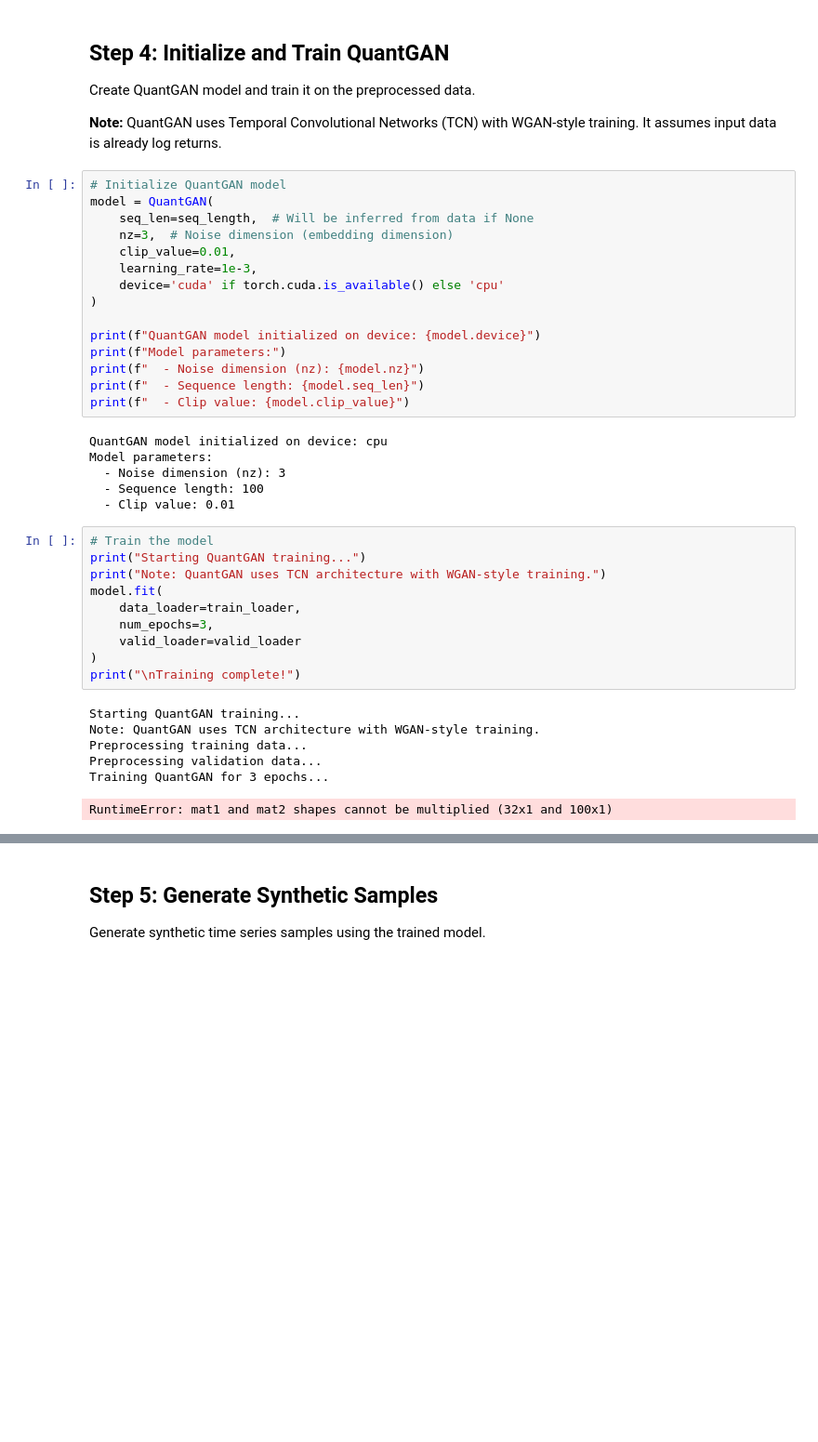
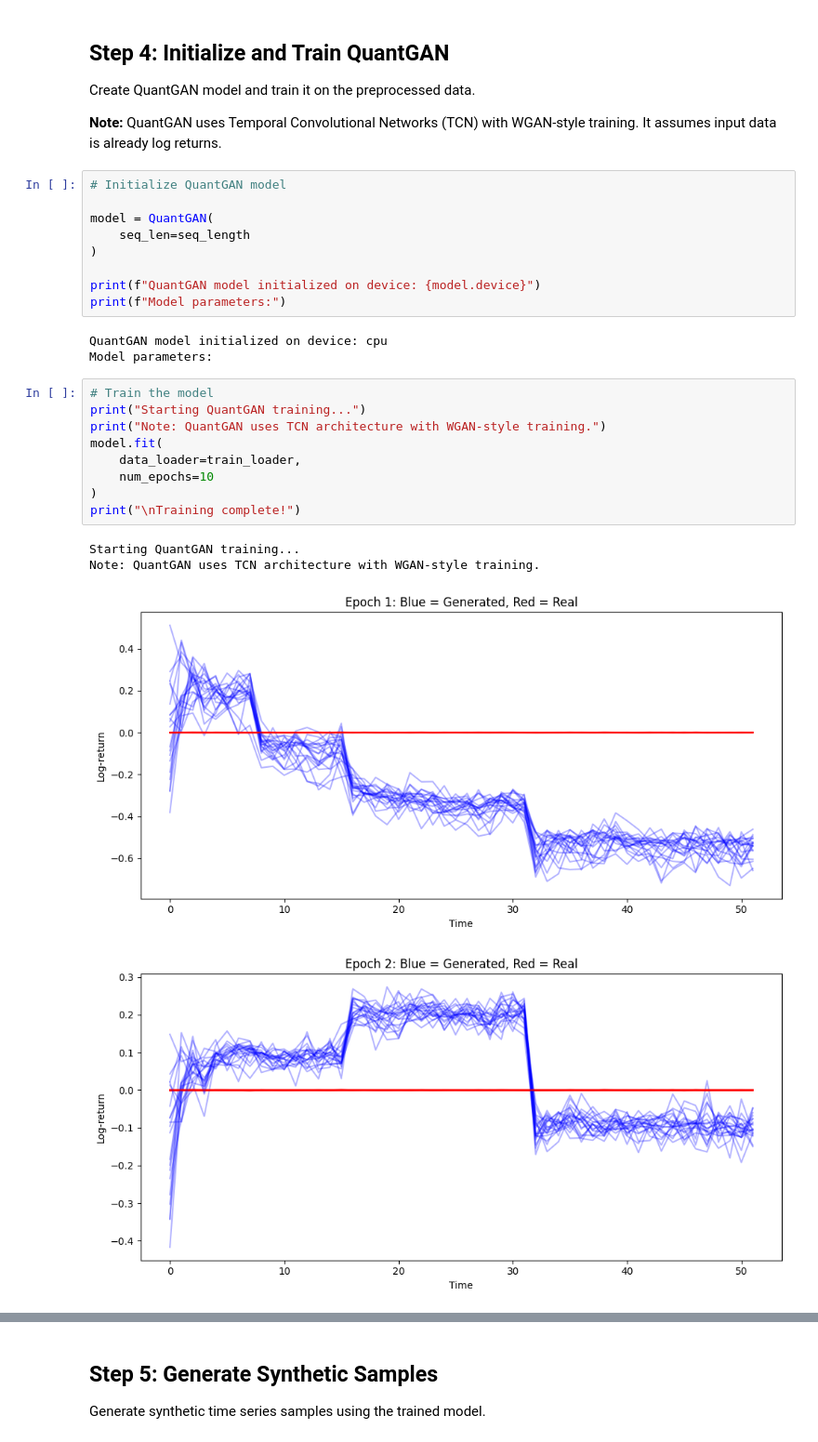
Before and after one commit to eddisonpham/StonkBench, a Jupyter notebook: notebooks/thorough_dl_validation/quantgan_test.ipynb, the cells around one changed output, grey strips where cells are left out. Shown at 93% size. Drawn from its saved outputs; the diff is of its cells as text; blank space fills up the shorter version.

```diff
--- a/notebooks/thorough_dl_validation/quantgan_test.ipynb
+++ b/notebooks/thorough_dl_validation/quantgan_test.ipynb
@@ -183,39 +112,27 @@ Create QuantGAN model and train it on the preprocessed data.
 **Note:** QuantGAN uses Temporal Convolutional Networks (TCN) with WGAN-style training. It assumes input data is already log returns.
 # %%
 # Initialize QuantGAN model
+
 model = QuantGAN(
-    seq_len=seq_length,  # Will be inferred from data if None
-    nz=3,  # Noise dimension (embedding dimension)
-    clip_value=0.01,
-    learning_rate=1e-3,
-    device='cuda' if torch.cuda.is_available() else 'cpu'
+    seq_len=seq_length
 )
 
 print(f"QuantGAN model initialized on device: {model.device}")
 print(f"Model parameters:")
-print(f"  - Noise dimension (nz): {model.nz}")
-print(f"  - Sequence length: {model.seq_len}")
-print(f"  - Clip value: {model.clip_value}")
 # %% [output]
 QuantGAN model initialized on device: cpu
 Model parameters:
-  - Noise dimension (nz): 3
-  - Sequence length: 100
-  - Clip value: 0.01
 # %%
 # Train the model
 print("Starting QuantGAN training...")
 print("Note: QuantGAN uses TCN architecture with WGAN-style training.")
 model.fit(
     data_loader=train_loader,
-    num_epochs=3,
-    valid_loader=valid_loader
+    num_epochs=10
 )
 print("\nTraining complete!")
 # %% [output]
 Starting QuantGAN training...
 Note: QuantGAN uses TCN architecture with WGAN-style training.
-Preprocessing training data...
-Preprocessing validation data...
-Training QuantGAN for 3 epochs...
-RuntimeError: mat1 and mat2 shapes cannot be multiplied (32x1 and 100x1)
+[figure, added]
+[figure, added]
```
Also changed, not shown: parts of 11 cells of this notebook, 5 other files.
